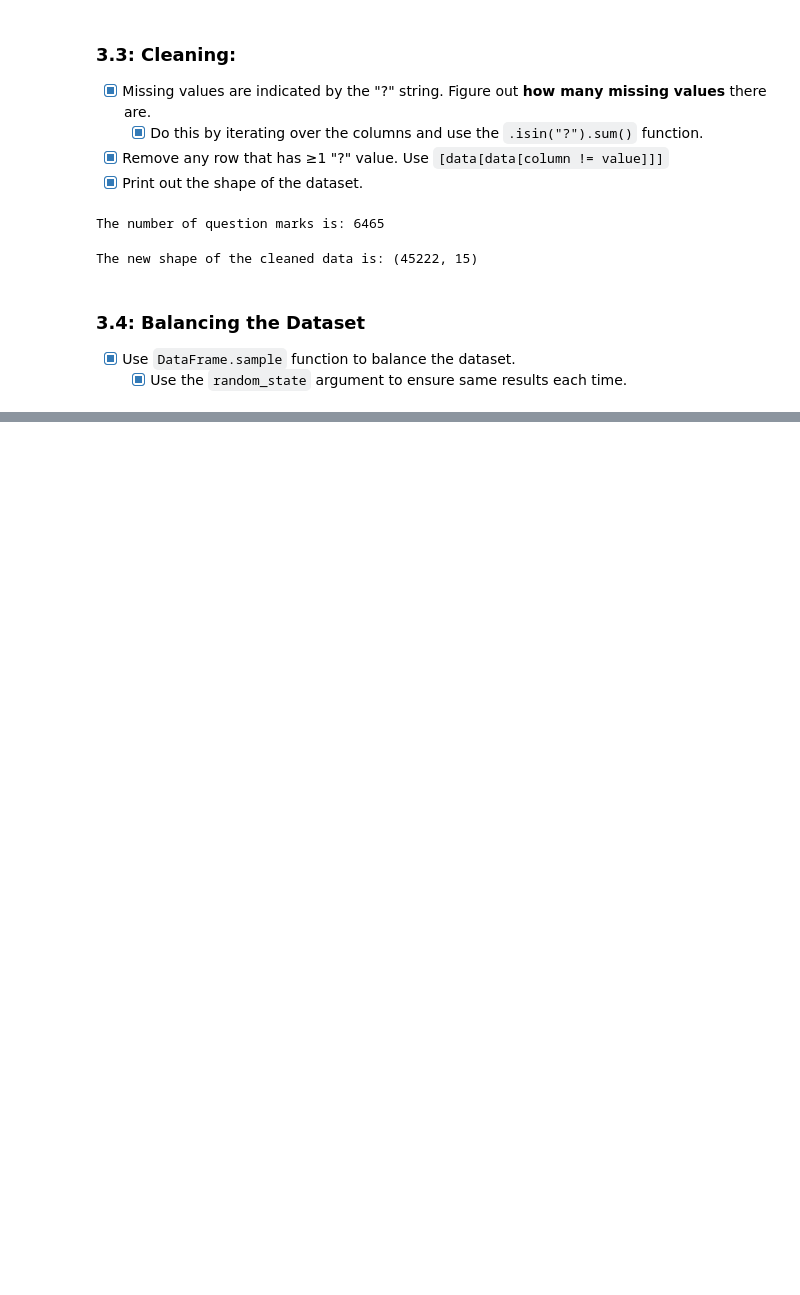
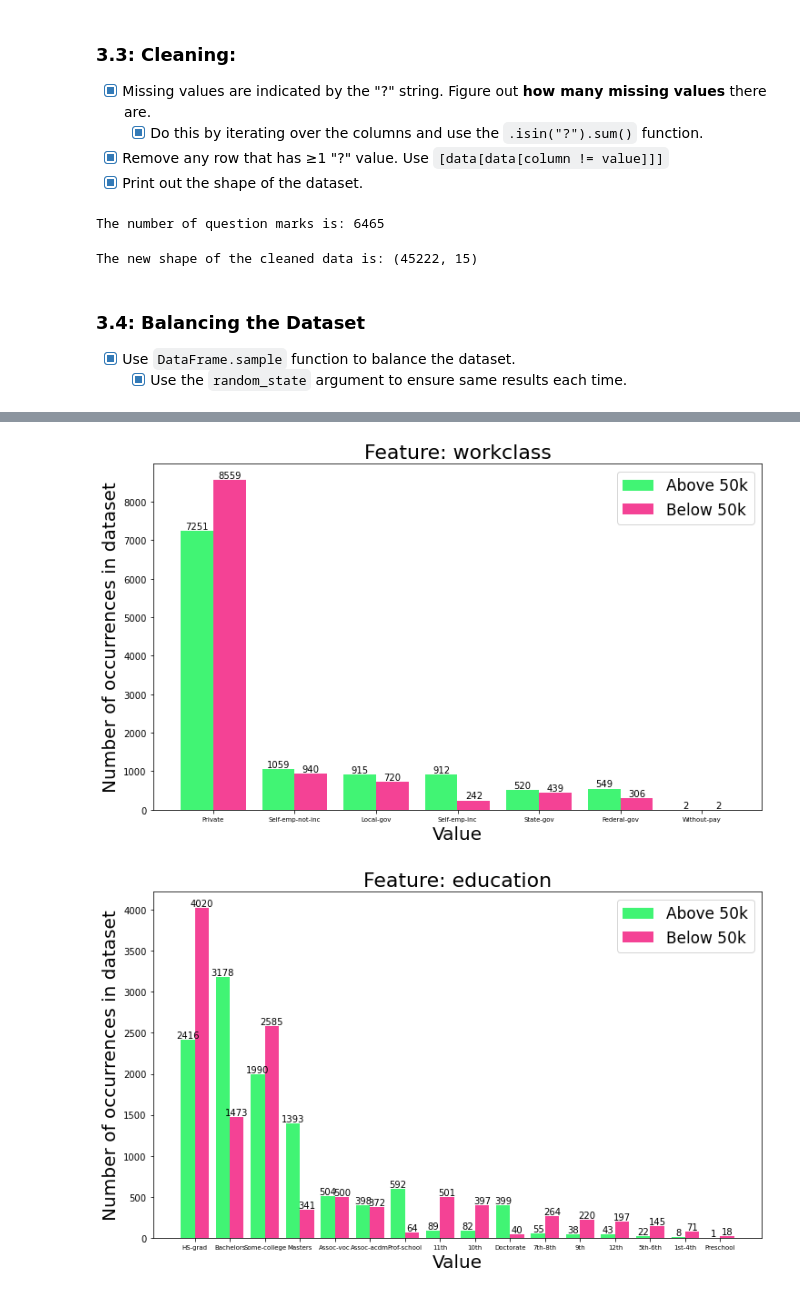
Before and after one commit to amanb2000/Machine_Intelligence_Intro, a Jupyter notebook: 03/assignment3.ipynb, the cells around one changed output, grey strips where cells are left out. Saved outputs shown, nothing was run; the diff lists cells and outputs as text; code cells hidden in the pictures; blank space fills up the shorter version.

```diff
--- a/03/assignment3.ipynb
+++ b/03/assignment3.ipynb
@@ -117,0 +165,6 @@ data.describe()
+# %%
+for i in range(3):
+    utl.binary_bar_chart(data, categorical_columns[i])
+# %% [output]
+[figure, added]
+[figure, added]
```
Also changed, not shown: parts of 16 cells of this notebook.
